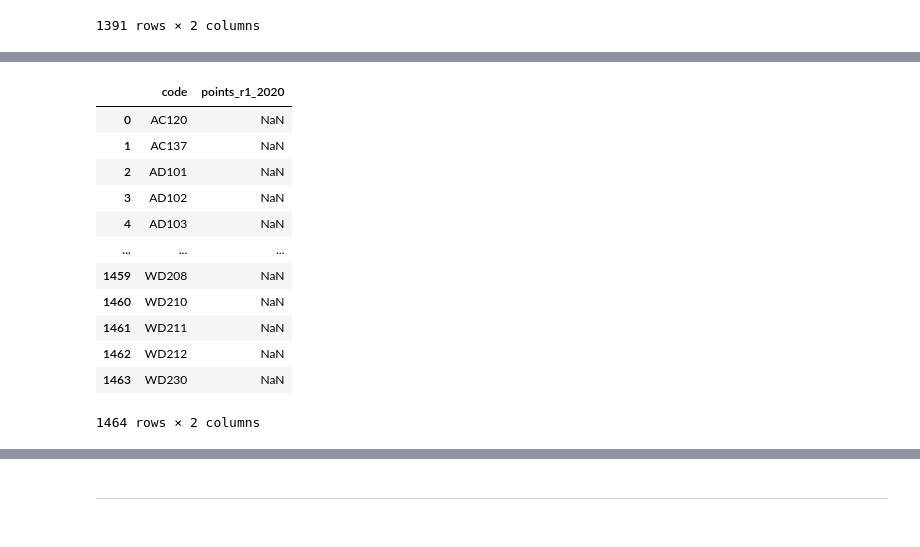
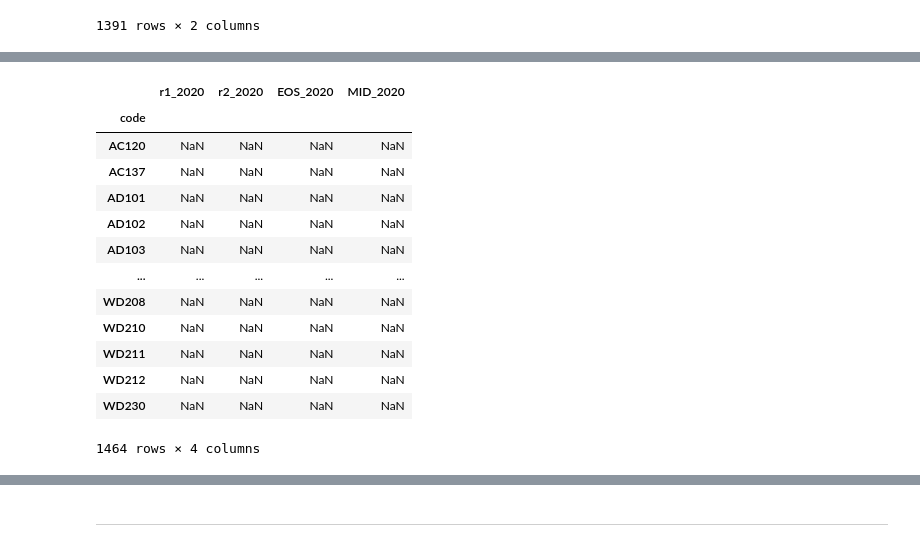
Before and after one commit to fionnmccarthy/Fundamentals-of-Data-Analysis, a Jupyter notebook: cao.ipynb, the cells around one changed output, grey strips where cells are left out. Cells and saved outputs as stored; diff of their text form; code cells hidden in the pictures.

```diff
--- a/cao.ipynb
+++ b/cao.ipynb
@@ -830,0 +835,4 @@ allcourses
+# %%
+df2020_data = df2020[['COURSE CODE2', 'R1 POINTS', 'R2 POINTS', 'EOS','EOS Mid-point']]
+df2020_data.columns = ['code', 'r1_2020', 'r2_2020', 'EOS_2020', 'MID_2020']
+df2020_data
@@ -831,18 +853,19 @@ allcourses
 # %%
-df2020_r1 = df2020[['COURSE CODE2', 'R1 POINTS']]
-df2020_r1.columns = ['code', 'points_r1_2020']
-df2020_r1
+# Set the index to the code column.
+df2020_data.set_index('code', inplace=True)
+df2020_data
 # %% [output]
-|  | code | points_r1_2020 |
-| 0 | AC120 | NaN |
-| 1 | AC137 | NaN |
-| 2 | AD101 | NaN |
-| 3 | AD102 | NaN |
-| 4 | AD103 | NaN |
-| ... | ... | ... |
-| 1459 | WD208 | NaN |
-| 1460 | WD210 | NaN |
-| 1461 | WD211 | NaN |
-| 1462 | WD212 | NaN |
-| 1463 | WD230 | NaN |
+|  | r1_2020 | r2_2020 | EOS_2020 | MID_2020 |
+| code |  |  |  |  |
+| AC120 | NaN | NaN | NaN | NaN |
+| AC137 | NaN | NaN | NaN | NaN |
+| AD101 | NaN | NaN | NaN | NaN |
+| AD102 | NaN | NaN | NaN | NaN |
+| AD103 | NaN | NaN | NaN | NaN |
+| ... | ... | ... | ... | ... |
+| WD208 | NaN | NaN | NaN | NaN |
+| WD210 | NaN | NaN | NaN | NaN |
+| WD211 | NaN | NaN | NaN | NaN |
+| WD212 | NaN | NaN | NaN | NaN |
+| WD230 | NaN | NaN | NaN | NaN |
-1464 rows × 2 columns
+1464 rows × 4 columns
```
Also changed, not shown: parts of 25 cells of this notebook, 36 other files.
